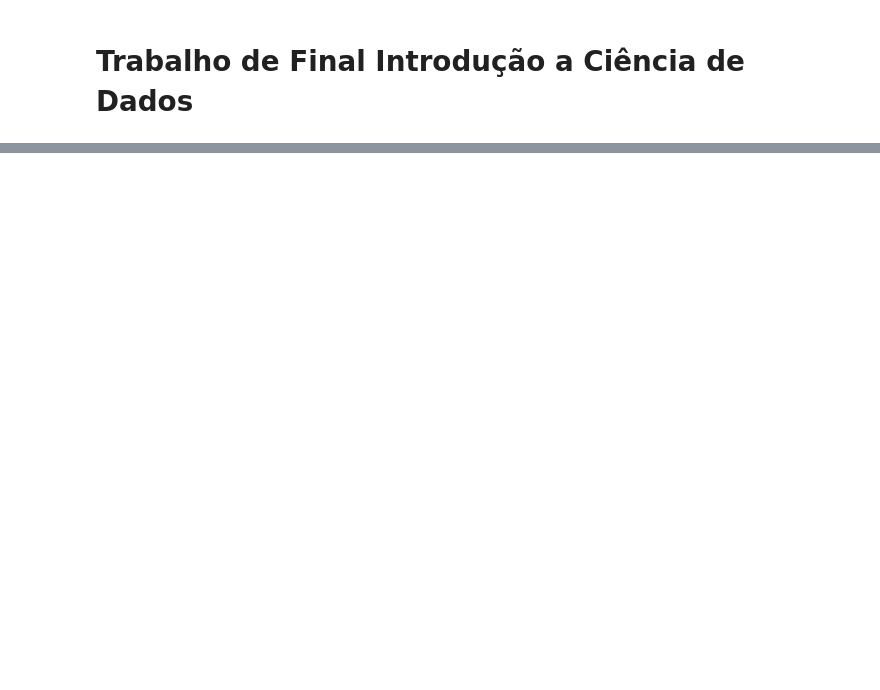
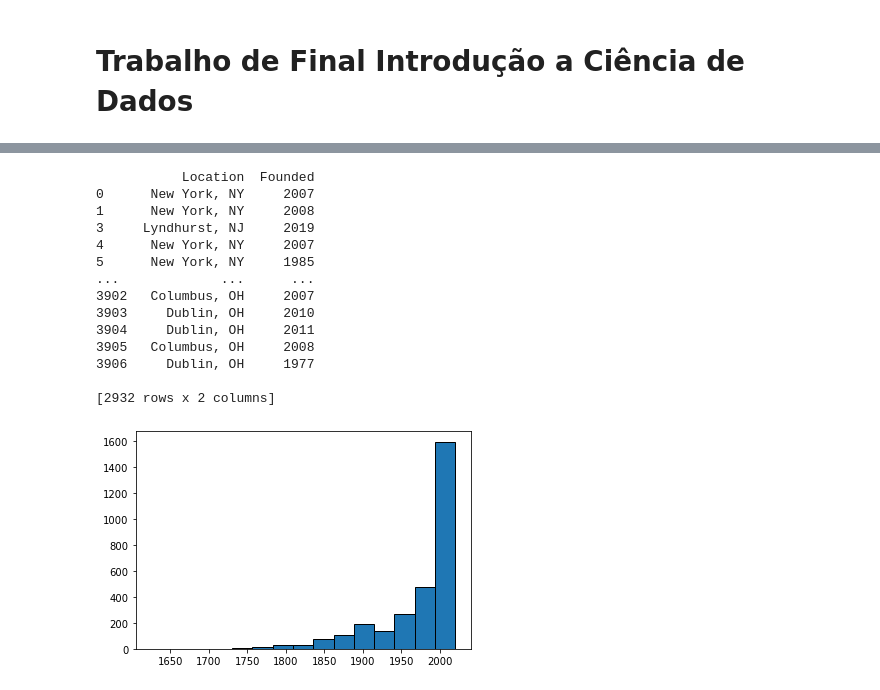
Before and after one commit to nascimentocrp/icd-trabalho-final, a Jupyter notebook: trabalhofinal_icd.ipynb, the cells around one changed output, grey strips where cells are left out. Saved outputs shown, nothing was run; the diff lists cells and outputs as text; code cells hidden in the pictures; blank space fills up the shorter version.

```diff
--- a/trabalhofinal_icd.ipynb
+++ b/trabalhofinal_icd.ipynb
@@ -29,0 +33,22 @@ df.describe()
+# %%
+ab = df[['Location','Founded']]
+ab = ab[ab["Founded"] != -1]
+print(ab)
+plt.hist(ab['Founded'],bins = 15,edgecolor = 'k')
+plt.show()
+# %% [output]
+           Location  Founded
+0      New York, NY     2007
+1      New York, NY     2008
+3     Lyndhurst, NJ     2019
+4      New York, NY     2007
+5      New York, NY     1985
+...             ...      ...
+3902   Columbus, OH     2007
+3903     Dublin, OH     2010
+3904     Dublin, OH     2011
+3905   Columbus, OH     2008
+3906     Dublin, OH     1977
+
+[2932 rows x 2 columns]
+[figure, added]
```
Also changed, not shown: parts of 6 cells of this notebook, 7 other files.
